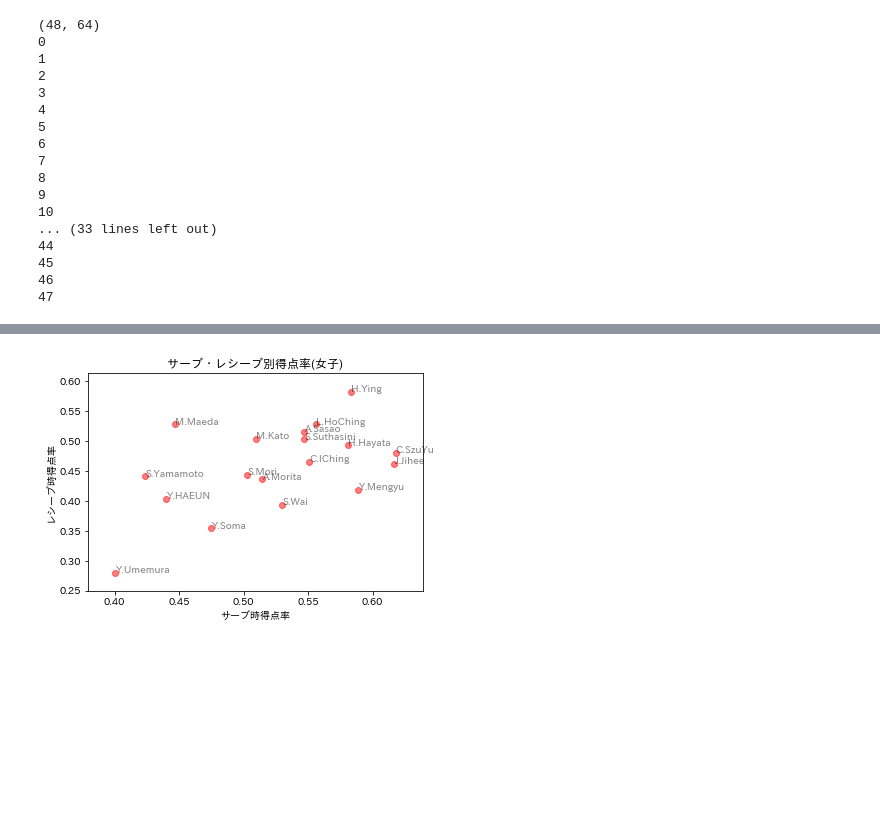
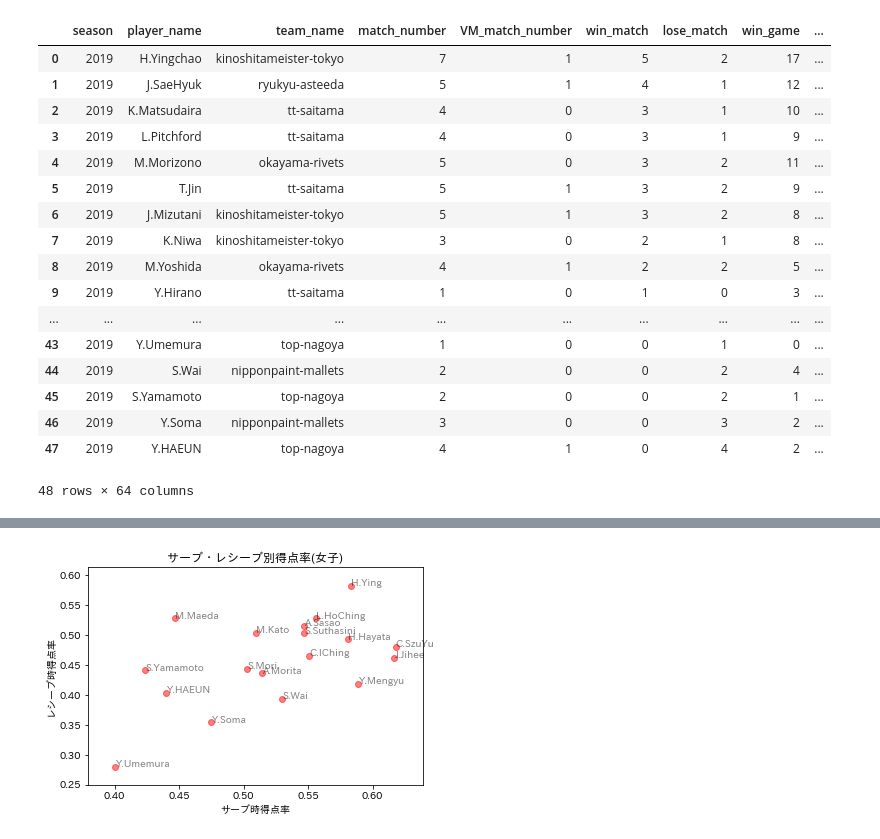
Before and after one commit to ishigen425/Scraping-of-T-League, a Jupyter notebook: tutorial.ipynb, the cells around one changed output, grey strips where cells are left out. Saved outputs shown, nothing was run; the diff lists cells and outputs as text; code cells hidden in the pictures; blank space fills up the shorter version.

```diff
--- a/tutorial.ipynb
+++ b/tutorial.ipynb
@@ -5,31 +5,32 @@ import matplotlib.pyplot as plt
 import japanize_matplotlib
 # %%
 player_data = pd.read_csv('./data/player_stats_table_2019.csv')
-print(player_data.shape)
+#名前をイニシャルに変更
 for idx, item in player_data.iterrows():
     name = item['player_name']
     split_name = name.split()
     player_data.loc[idx, 'player_name'] = split_name[0][0] + "." + split_name[1]
-    print(idx)
 
-player_data = player_data[player_data["match_number"] > 2]
+# player_data = player_data[player_data["match_number"] > 2]
+player_data
 # %% [output]
+|  | season | player_name | team_name | match_number | VM_match_number | win_match | lose_match | win_game | ... |
+| 0 | 2019 | H.Yingchao | kinoshitameister-tokyo | 7 | 1 | 5 | 2 | 17 | ... |
+| 1 | 2019 | J.SaeHyuk | ryukyu-asteeda | 5 | 1 | 4 | 1 | 12 | ... |
+| 2 | 2019 | K.Matsudaira | tt-saitama | 4 | 0 | 3 | 1 | 10 | ... |
+| 3 | 2019 | L.Pitchford | tt-saitama | 4 | 0 | 3 | 1 | 9 | ... |
+| 4 | 2019 | M.Morizono | okayama-rivets | 5 | 0 | 3 | 2 | 11 | ... |
+| 5 | 2019 | T.Jin | tt-saitama | 5 | 1 | 3 | 2 | 9 | ... |
+| 6 | 2019 | J.Mizutani | kinoshitameister-tokyo | 5 | 1 | 3 | 2 | 8 | ... |
+| 7 | 2019 | K.Niwa | kinoshitameister-tokyo | 3 | 0 | 2 | 1 | 8 | ... |
+| 8 | 2019 | M.Yoshida | okayama-rivets | 4 | 1 | 2 | 2 | 5 | ... |
+| 9 | 2019 | Y.Hirano | tt-saitama | 1 | 0 | 1 | 0 | 3 | ... |
+| ... | ... | ... | ... | ... | ... | ... | ... | ... | ... |
+| 43 | 2019 | Y.Umemura | top-nagoya | 1 | 0 | 0 | 1 | 0 | ... |
+| 44 | 2019 | S.Wai | nipponpaint-mallets | 2 | 0 | 0 | 2 | 4 | ... |
+| 45 | 2019 | S.Yamamoto | top-nagoya | 2 | 0 | 0 | 2 | 1 | ... |
+| 46 | 2019 | Y.Soma | nipponpaint-mallets | 3 | 0 | 0 | 3 | 2 | ... |
+| 47 | 2019 | Y.HAEUN | top-nagoya | 4 | 1 | 0 | 4 | 2 | ... |
-(48, 64)
-0
-1
-2
-3
-4
-5
-6
-7
-8
-9
-10
-... (33 lines left out)
-44
-45
-46
-47
+48 rows × 64 columns
 # %%
 get_points_rate = player_data.loc[:, ["player_name","get_points_rate_on_serve","get_points_rate_on_receive", "team_name"]]
```
Also changed, not shown: parts of 2 cells of this notebook.
